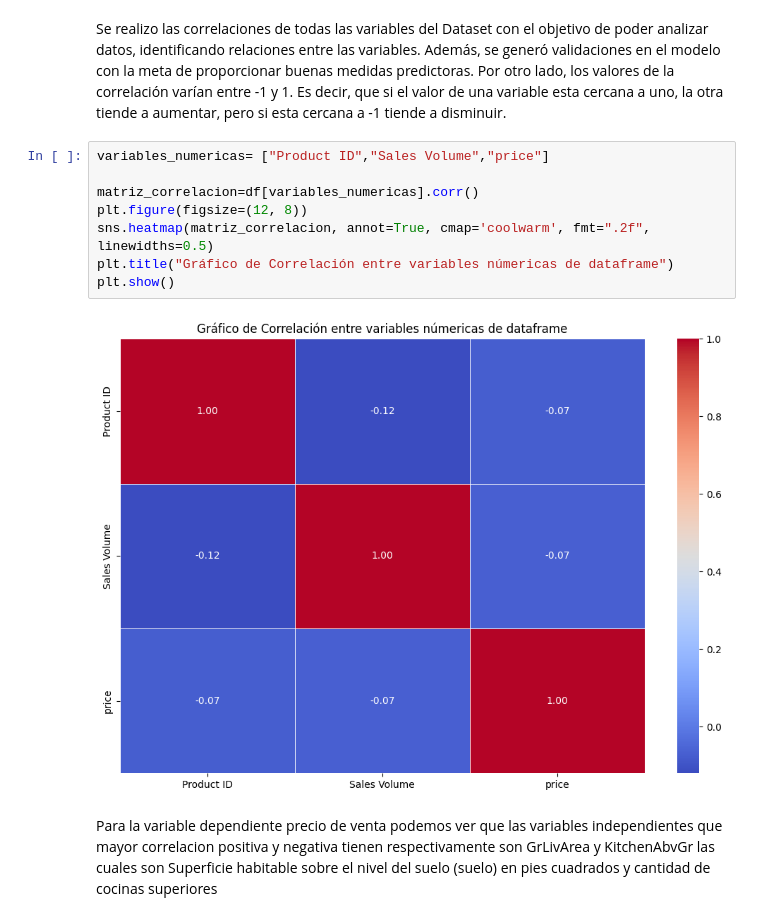
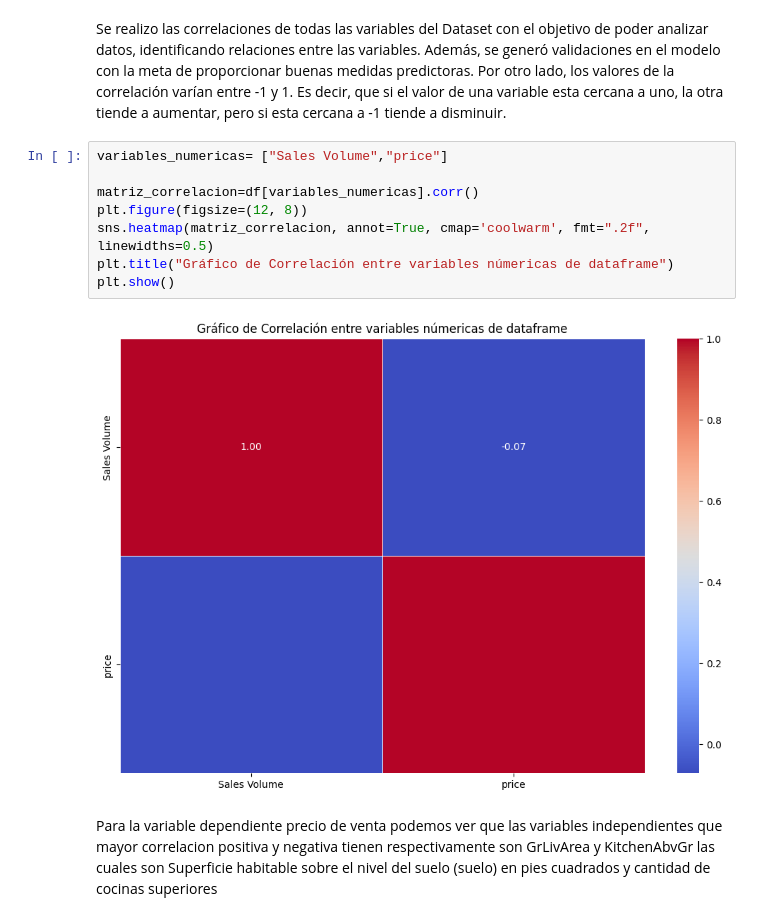
Before and after one commit to DiegoA45/CASO1, a Jupyter notebook: codecaso1.ipynb, the cells around one changed output. Saved outputs shown, nothing was run; the diff lists cells and outputs as text.

```diff
--- a/codecaso1.ipynb
+++ b/codecaso1.ipynb
@@ -118,15 +112,15 @@ sns.boxplot(y="Sales Volume",data=df)
 # %% [markdown]
 Se realizo las correlaciones de todas las variables del Dataset con el objetivo de poder analizar datos, identificando relaciones entre las variables. Además, se generó validaciones en el modelo con la meta de proporcionar buenas medidas predictoras. Por otro lado, los valores de la correlación varían entre -1 y 1. Es decir, que si el valor de una variable esta cercana a uno, la otra tiende a aumentar, pero si esta cercana a -1 tiende a disminuir.
 # %%
-variables_numericas= ["Product ID","Sales Volume","price"]
+variables_numericas= ["Sales Volume","price"]
 
 matriz_correlacion=df[variables_numericas].corr()
 plt.figure(figsize=(12, 8))
 sns.heatmap(matriz_correlacion, annot=True, cmap='coolwarm', fmt=".2f", linewidths=0.5)
 plt.title("Gráfico de Correlación entre variables númericas de dataframe")
 plt.show()
 # %% [output]
-[figure, old version]
+[figure, new version]
 # %% [markdown]
 Para la variable dependiente precio de venta podemos ver que las variables independientes que mayor correlacion positiva y negativa tienen respectivamente son  GrLivArea y KitchenAbvGr las cuales son Superficie habitable sobre el nivel del suelo (suelo) en pies cuadrados y cantidad de cocinas superiores
 # %% [markdown]
```
Also changed, not shown: parts of 18 cells of this notebook, 2 other files.
